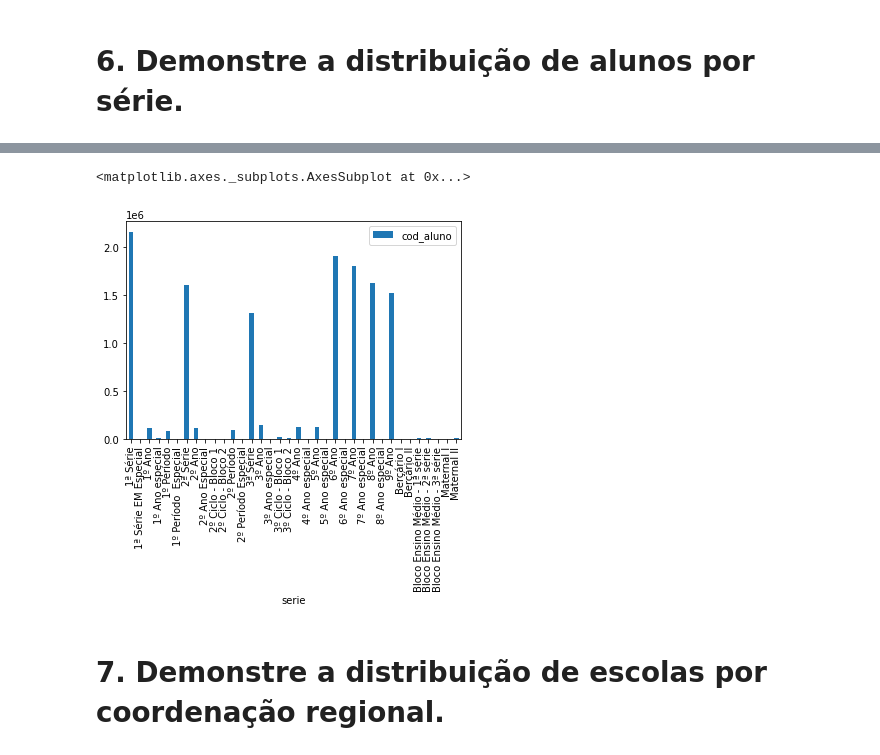
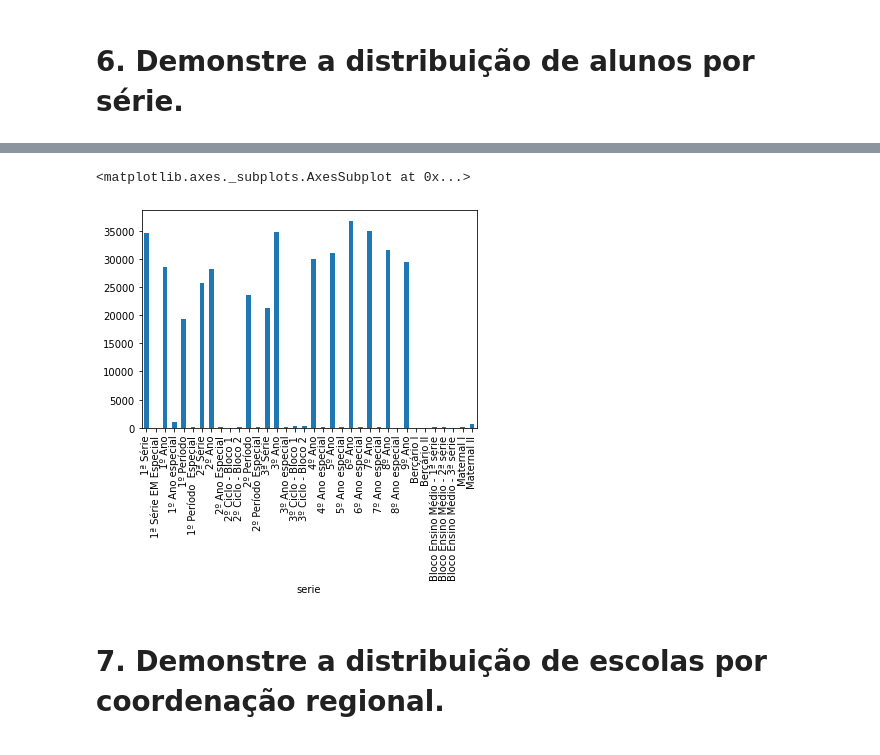
Before and after one commit to gizattos/Trabalho-Dados-Abertos-Desempenho-Escolar, a Jupyter notebook: trabalho01_Giovanni_Riccardi_Lourenzatto.ipynb, the cells around one changed output, grey strips where cells are left out. Saved outputs shown, nothing was run; the diff lists cells and outputs as text; code cells hidden in the pictures.

```diff
--- a/trabalho01_Giovanni_Riccardi_Lourenzatto.ipynb
+++ b/trabalho01_Giovanni_Riccardi_Lourenzatto.ipynb
@@ -135,6 +135,9 @@ def ajusta_nota(value):
     return value/10
 
 dff['nota_ajustada'] = dff['nota_bimestral'].apply(ajusta_nota)
+# %%
+## tratando coluna de disciplinas, deixando texto maiúsculo
+dff['disciplina'] = dff['disciplina'].str.upper()
 # %% [markdown]
 <h2>1. Quantas linhas e colunas o dataset tem?</h2>
 # %%
@@ -213,8 +215,8 @@ dff[['cod_aluno','serie']].groupby(['serie']).count() ## olhar agrupamento de al
 # %%
-dff[['cod_aluno','serie']].groupby(['serie']).count().plot(kind='bar')
+dff.groupby(['serie'])['cod_aluno'].nunique().plot(kind='bar')
 # %% [output]
 <matplotlib.axes._subplots.AxesSubplot at 0x...>
-[figure, old version]
+[figure, new version]
 # %% [markdown]
 <h1>7. Demonstre a distribuição de escolas por coordenação regional.</h1>
 # %%
```
Also changed, not shown: parts of 15 cells of this notebook.
